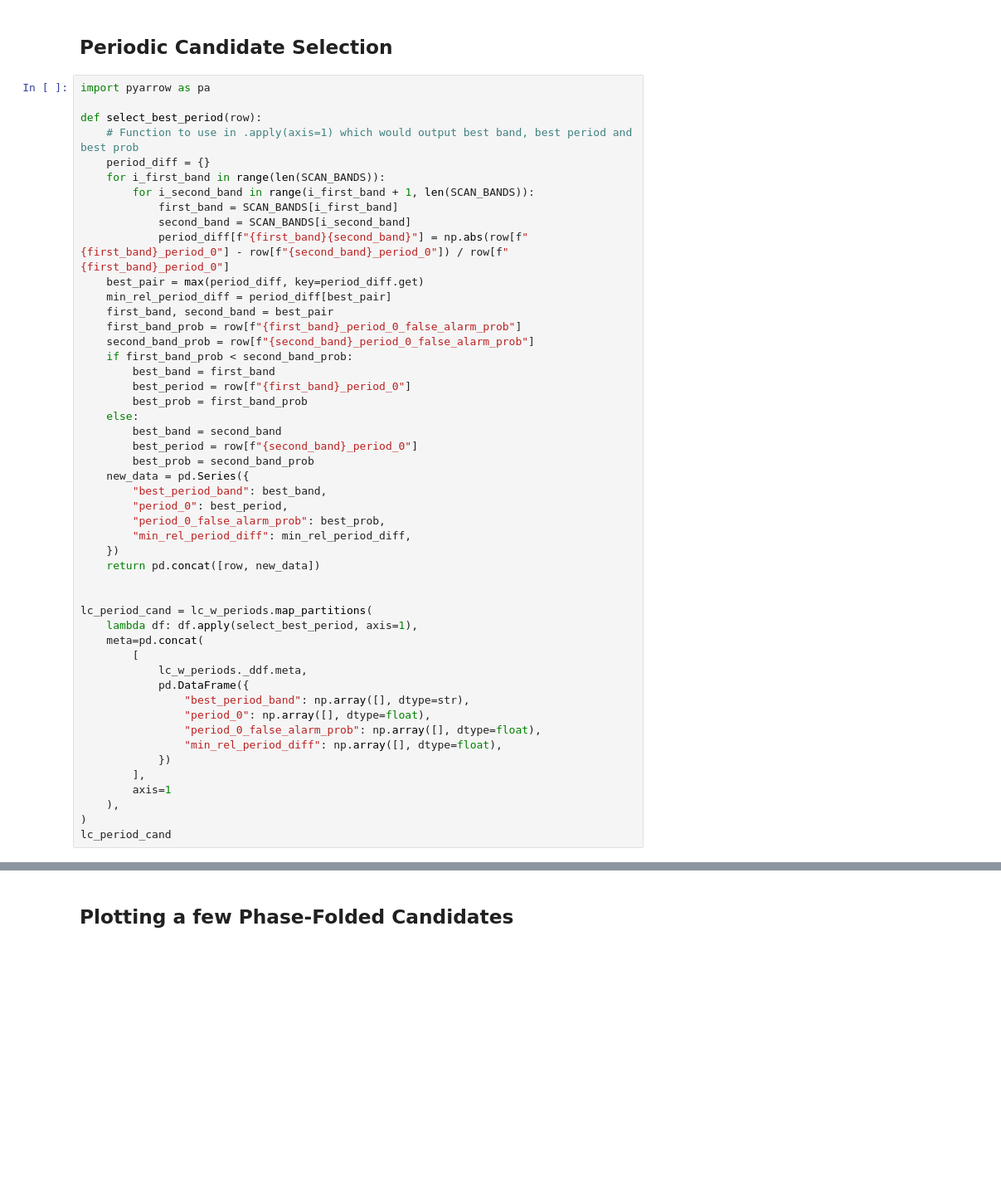
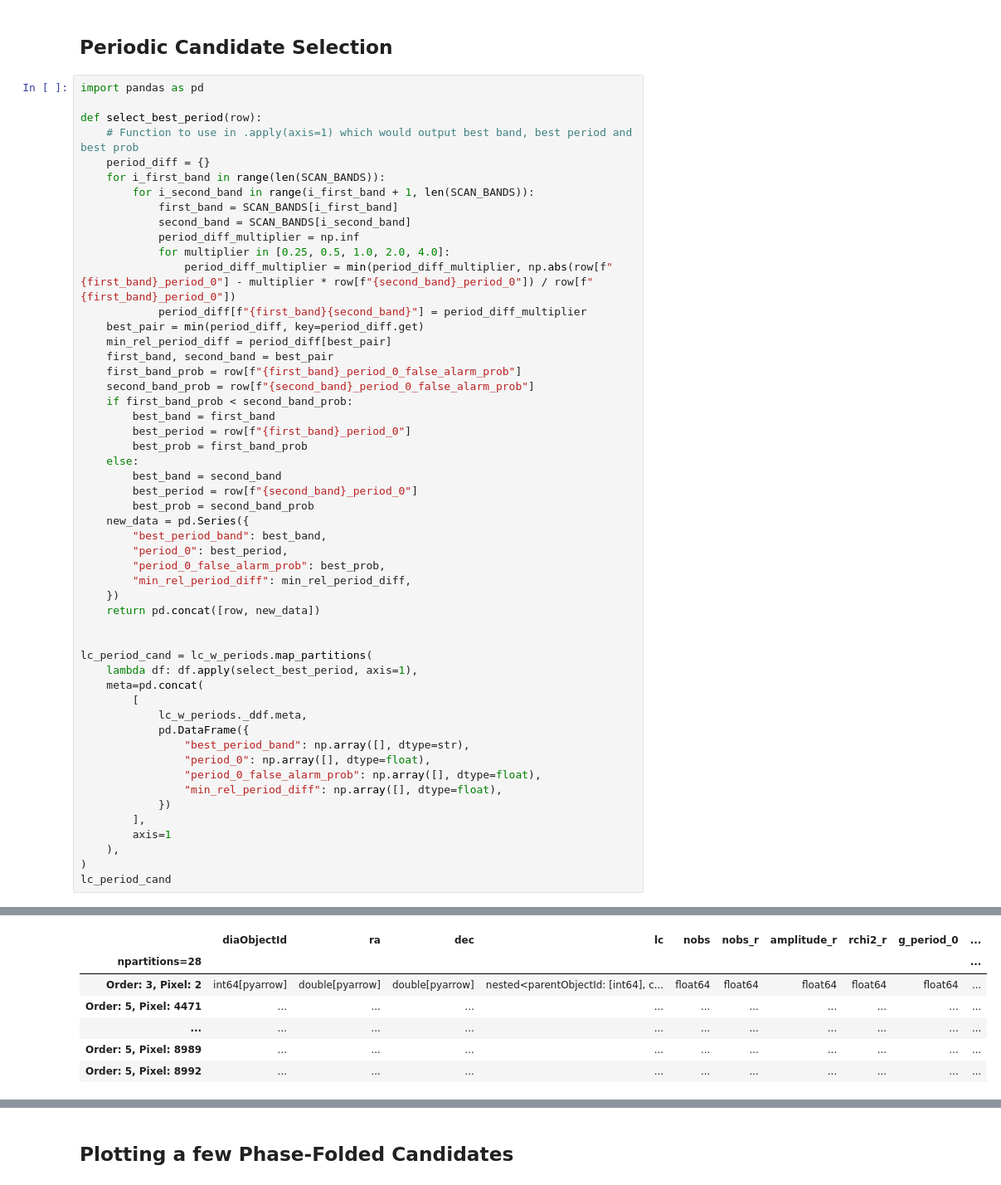
Before and after one commit to lsst-sitcom/linccf, a Jupyter notebook: internal/object_search/periodic_kostya.ipynb, the cells around one changed output, grey strips where cells are left out. Shown at 83% size. Cells and saved outputs as stored; diff of their text form; blank space fills up the shorter version.

```diff
--- a/internal/object_search/periodic_kostya.ipynb
+++ b/internal/object_search/periodic_kostya.ipynb
@@ -372,7 +514,7 @@ lc_w_periods
 # %% [markdown]
 ## Periodic Candidate Selection
 # %%
-import pyarrow as pa
+import pandas as pd
 
 def select_best_period(row):
     # Function to use in .apply(axis=1) which would output best band, best period and best prob
@@ -381,8 +523,11 @@ def select_best_period(row):
         for i_second_band in range(i_first_band + 1, len(SCAN_BANDS)):
             first_band = SCAN_BANDS[i_first_band]
             second_band = SCAN_BANDS[i_second_band]
-            period_diff[f"{first_band}{second_band}"] = np.abs(row[f"{first_band}_period_0"] - row[f"{second_band}_period_0"]) / row[f"{first_band}_period_0"]
-    best_pair = max(period_diff, key=period_diff.get)
+            period_diff_multiplier = np.inf
+            for multiplier in [0.25, 0.5, 1.0, 2.0, 4.0]:
+                period_diff_multiplier = min(period_diff_multiplier, np.abs(row[f"{first_band}_period_0"] - multiplier * row[f"{second_band}_period_0"]) / row[f"{first_band}_period_0"])
+            period_diff[f"{first_band}{second_band}"] = period_diff_multiplier
+    best_pair = min(period_diff, key=period_diff.get)
     min_rel_period_diff = period_diff[best_pair]
     first_band, second_band = best_pair
     first_band_prob = row[f"{first_band}_period_0_false_alarm_prob"]
@@ -420,3 +565,4 @@ lc_period_cand = lc_w_periods.map_partitions(
     ),
 )
 lc_period_cand
+# %% [output]
@@ -422,0 +570,7 @@ lc_period_cand
+|  | diaObjectId | ra | dec | lc | nobs | nobs_r | amplitude_r | rchi2_r | g_period_0 | ... |
+| npartitions=28 |  |  |  |  |  |  |  |  |  | ... |
+| Order: 3, Pixel: 2 | int64[pyarrow] | double[pyarrow] | double[pyarrow] | nested<parentObjectId: [int64], c... | float64 | float64 | float64 | float64 | float64 | ... |
+| Order: 5, Pixel: 4471 | ... | ... | ... | ... | ... | ... | ... | ... | ... | ... |
+| ... | ... | ... | ... | ... | ... | ... | ... | ... | ... | ... |
+| Order: 5, Pixel: 8989 | ... | ... | ... | ... | ... | ... | ... | ... | ... | ... |
+| Order: 5, Pixel: 8992 | ... | ... | ... | ... | ... | ... | ... | ... | ... | ... |
```
Also changed, not shown: parts of 20 cells of this notebook, 6 other files.
